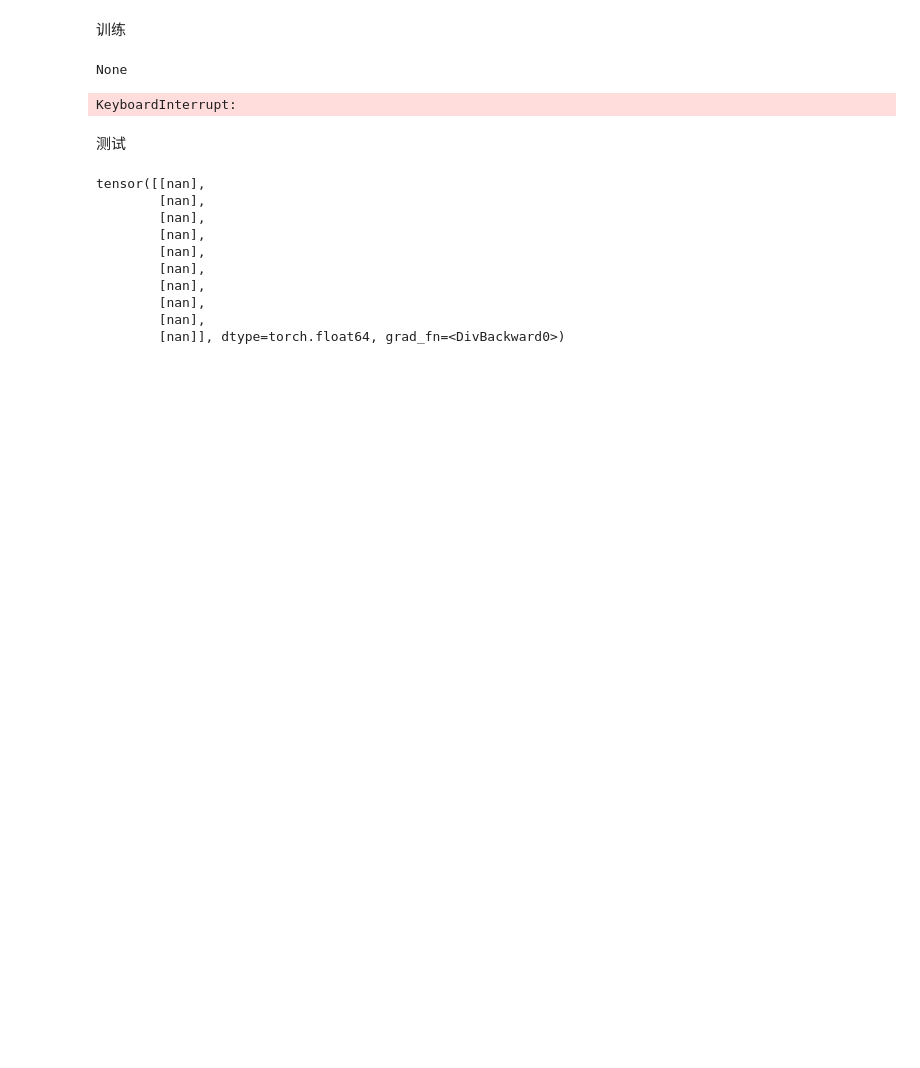
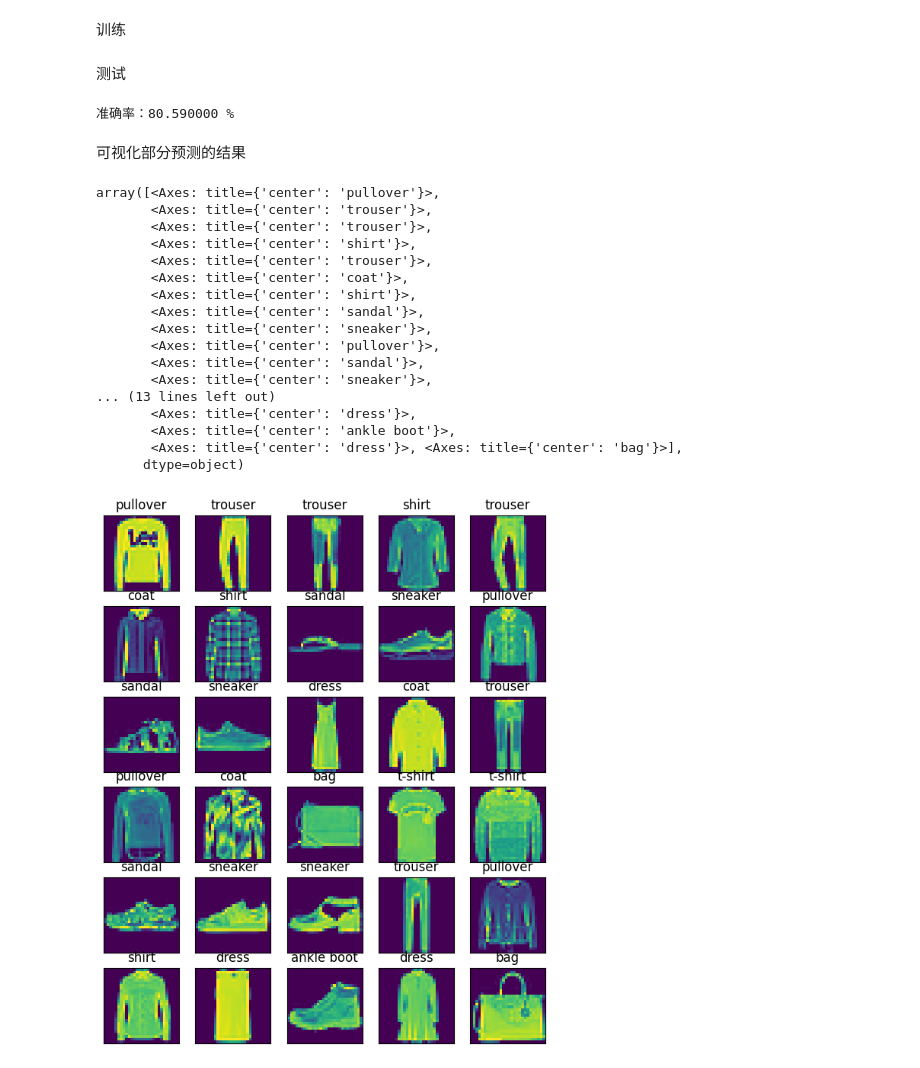
Before and after one commit to SongZihui-sudo/deeplearning, a Jupyter notebook: softmax回归.ipynb, the cells around one changed output. Cells and saved outputs as stored; diff of their text form; code cells hidden in the pictures; blank space fills up the shorter version.

```diff
--- a/softmax回归.ipynb
+++ b/softmax回归.ipynb
@@ -143,6 +159,6 @@ def net(X, w, b):
 def J(y, y_hat):
     return - y * torch.log(y_hat)
 # %%
-yhat = net(x_train[1], w, b)
-print(yhat)
+cur = net(x_train, w, b)
+print(cur.shape)
 # %% [output]
@@ -161,0 +168,2 @@ tensor([[2.3401e-04, 9.4189e-04, 1.7946e-04,  ..., 7.1417e-05, 8.5742e-04,
+# %%
+y_train = torch.nn.functional.one_hot(y_train.to(torch.int64))
@@ -162,35 +182,50 @@ tensor([[2.3401e-04, 9.4189e-04, 1.7946e-04,  ..., 7.1417e-05, 8.5742e-04,
 # %% [markdown]
 训练
 # %%
-lr = 0.001
+lr = 0.181
 n = x_train.size()[0]
 
-for i in range(0, 5):
-    yhat = []
-    L = torch.tensor([0.], requires_grad=True)
-    for j in range(0, n):
-        y_cur = net(x_train[i], w, b)
-        yhat = y_cur.argmax()
-        loss = J(y_train[i], yhat)
-        L = L + loss
-    L.backward(L)
-    print(w.grad)
+for i in tqdm.tqdm(range(0, 200)):
+    yhat = net(x_train, w, b)
+    loss = J(y_train, yhat.T).sum() / n
+    loss.backward()
+    w.data = w.data - lr * w.grad.data / n
+    b.data = b.data - lr * b.grad.data / n
-# %% [output]
-None
-KeyboardInterrupt:
 # %% [markdown]
 测试
-# %%
-yhat = net(x_train[0], w, b)
-print(yhat)
-# %% [output]
-tensor([[nan],
-        [nan],
-        [nan],
-        [nan],
-        [nan],
-        [nan],
-        [nan],
-        [nan],
-        [nan],
-        [nan]], dtype=torch.float64, grad_fn=<DivBackward0>)
+# %%
+yhat = net(x_test, w, b)
+yhat = yhat.argmax(dim=0)
+right_num = 0
+n = y_test.size()[0]
+
+for i in tqdm.tqdm(range(0, n)):
+    if y_test[i] == yhat[i]:
+        right_num = right_num + 1
+print("准确率：%f %%" % ((right_num / n) * 100))
+# %% [output]
+准确率：80.590000 %
+# %% [markdown]
+可视化部分预测的结果
+# %%
+x_test = x_test.detach().numpy()
+show_images(x_test[1:31], 6, 5, titles=get_fashion_mnist_labels(yhat[1:31]))
+# %% [output]
+array([<Axes: title={'center': 'pullover'}>,
+       <Axes: title={'center': 'trouser'}>,
+       <Axes: title={'center': 'trouser'}>,
+       <Axes: title={'center': 'shirt'}>,
+       <Axes: title={'center': 'trouser'}>,
+       <Axes: title={'center': 'coat'}>,
+       <Axes: title={'center': 'shirt'}>,
+       <Axes: title={'center': 'sandal'}>,
+       <Axes: title={'center': 'sneaker'}>,
+       <Axes: title={'center': 'pullover'}>,
+       <Axes: title={'center': 'sandal'}>,
+       <Axes: title={'center': 'sneaker'}>,
+... (13 lines left out)
+       <Axes: title={'center': 'dress'}>,
+       <Axes: title={'center': 'ankle boot'}>,
+       <Axes: title={'center': 'dress'}>, <Axes: title={'center': 'bag'}>],
+      dtype=object)
+[figure, added]
```
Also changed, not shown: parts of 8 cells of this notebook, 1 other file.
